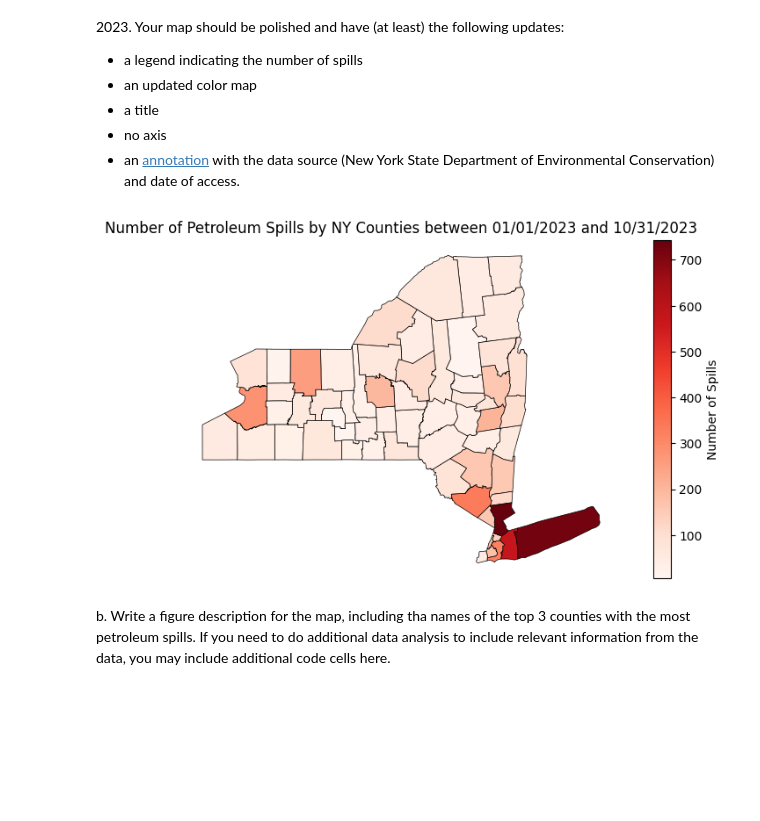
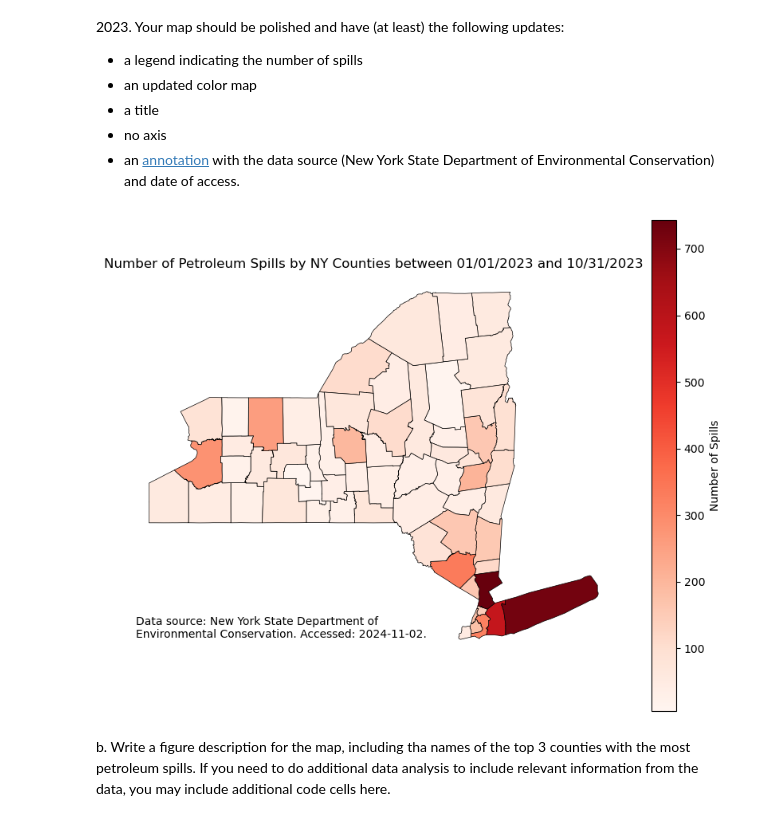
Before and after one commit to ceh58/eds220-hwk3, a Jupyter notebook: hwk3-task2-oil-spills.ipynb, the cells around one changed output. Drawn from its saved outputs; the diff is of its cells as text; code cells hidden in the pictures; blank space fills up the shorter version.

```diff
--- a/hwk3-task2-oil-spills.ipynb
+++ b/hwk3-task2-oil-spills.ipynb
@@ -468,30 +479,30 @@ Your map should be polished and have (at least) the following updates:
 - an [annotation](https://matplotlib.org/stable/api/_as_gen/matplotlib.pyplot.annotate.html) with the data source (New York State Department of Environmental Conservation) and date of access.
 # %%
 # a. Map
-fig, ax = plt.subplots(figsize = (10,5)) # in inches
+fig, ax = plt.subplots(figsize = (10,8)) # in inches
 
 # Remove axis for a cleaner map
 ax.axis('off')
 
 # Add title
 ax.set_title('Number of Petroleum Spills by NY Counties between 01/01/2023 and 10/31/2023', fontsize = 12)
 
 # Add data
 ny_counties.plot(ax = ax,
                column = "n_spills",
                legend = True,
                edgecolors = 'black',
                cmap = "Reds",
                linewidth = 0.5,
                legend_kwds = {'label': 'Number of Spills'})
 
 # Add annotation
-plt.annotate("Data source: New York State Department of Environmental Conservation. Accessed: 2024-11-02.",
-            xy=(50,50))
+ax.annotate("Data source: New York State Department of \nEnvironmental Conservation. Accessed: 2024-11-02.",
+            xy=(-80,40.5))
 
 plt.show()
 # %% [output]
-[figure, old version]
+[figure, new version]
 # %% [markdown]
 <!-- END QUESTION -->
 
```
Also changed, not shown: parts of 7 cells of this notebook, 1 other file.
